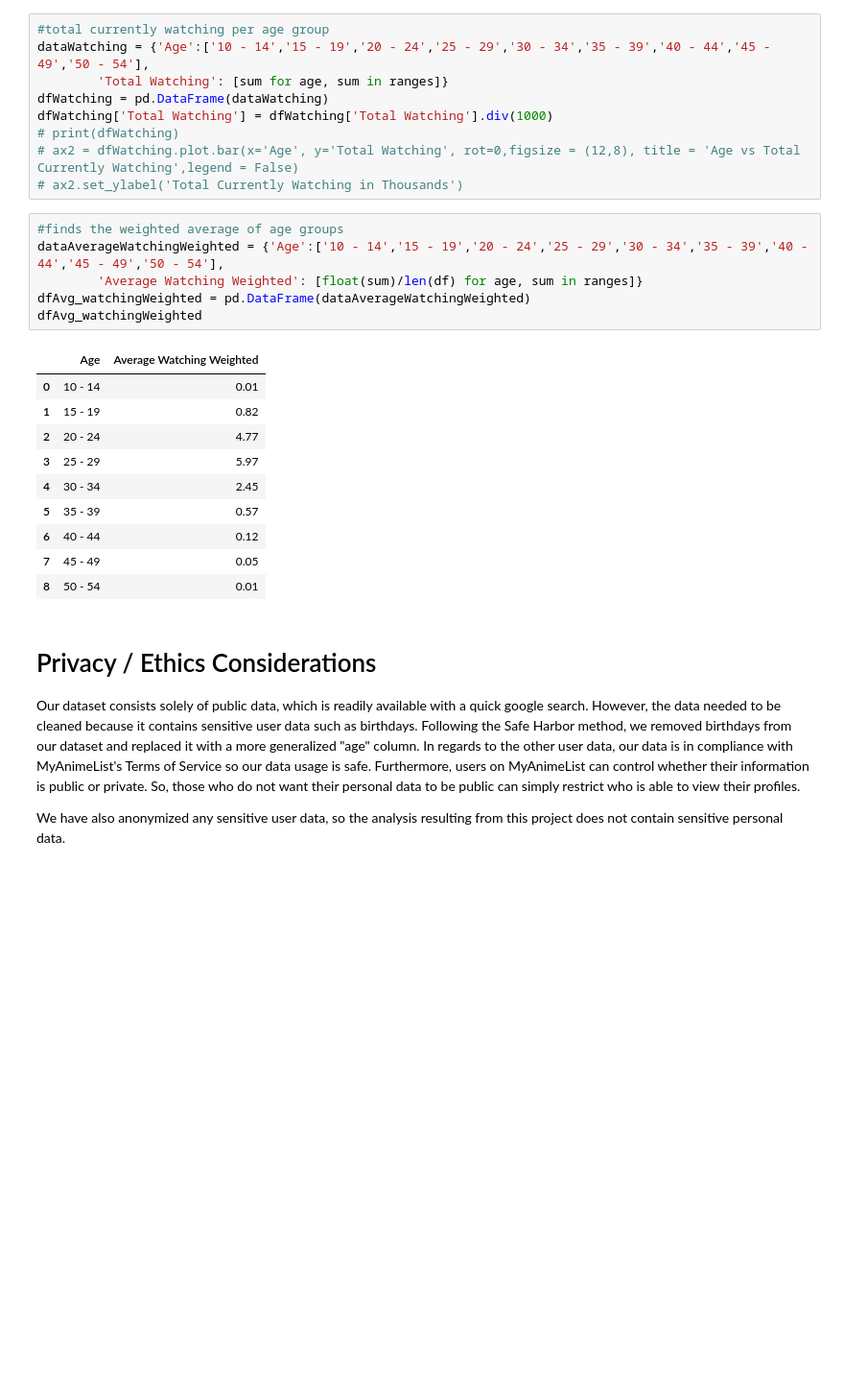
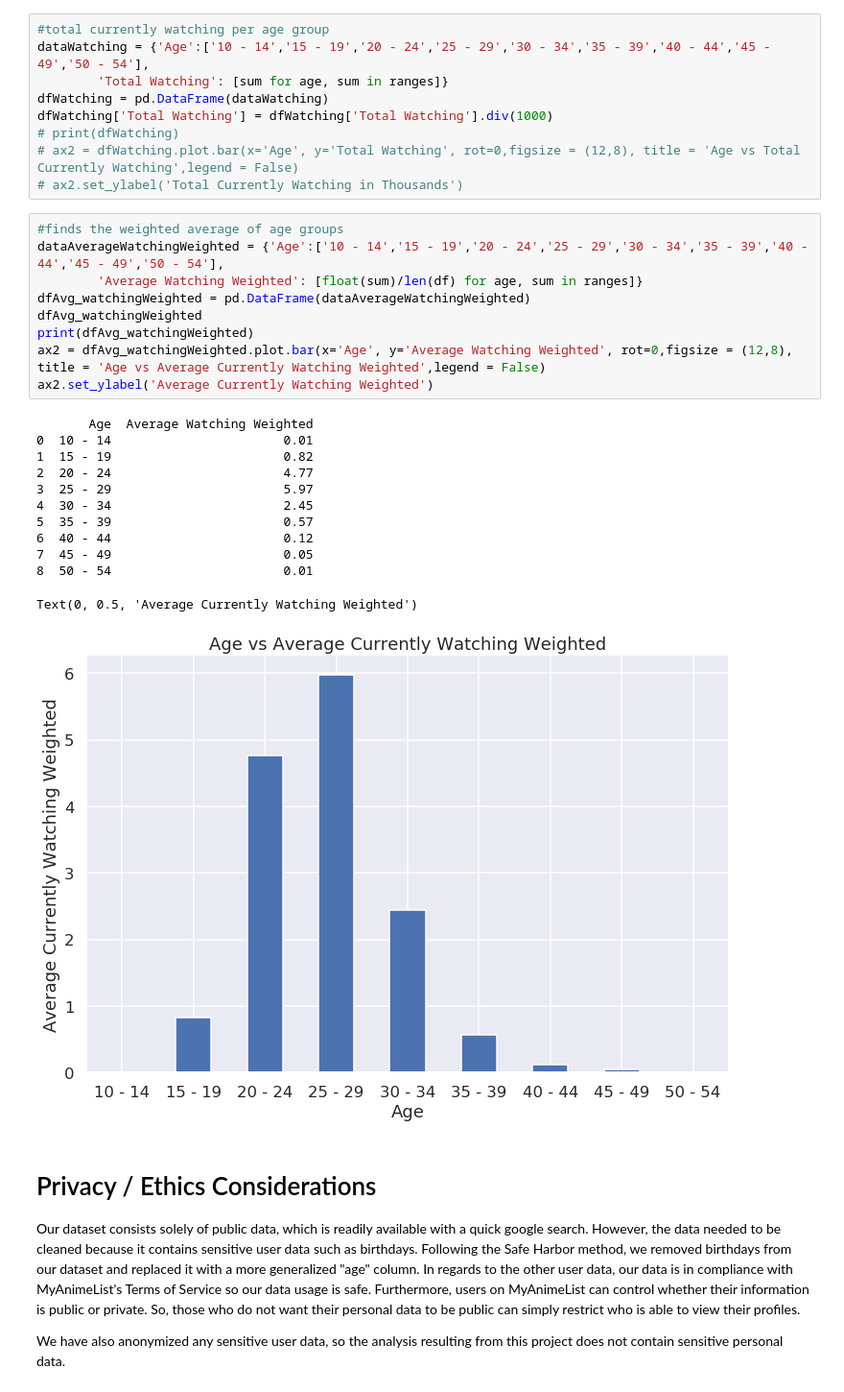
Before and after one commit to Dhandal/COGS108ProjectFinal, a Jupyter notebook: FinalProject.ipynb, the cells around one changed output. Shown: that part at 96% size. Drawn from its saved outputs; the diff is of its cells as text; blank space fills up the shorter version.

```diff
--- a/FinalProject.ipynb
+++ b/FinalProject.ipynb
@@ -344,20 +349,25 @@ dfWatching['Total Watching'] = dfWatching['Total Watching'].div(1000)
 # %%
 #finds the weighted average of age groups
 dataAverageWatchingWeighted = {'Age':['10 - 14','15 - 19','20 - 24','25 - 29','30 - 34','35 - 39','40 - 44','45 - 49','50 - 54'],
         'Average Watching Weighted': [float(sum)/len(df) for age, sum in ranges]}
 dfAvg_watchingWeighted = pd.DataFrame(dataAverageWatchingWeighted)
 dfAvg_watchingWeighted
+print(dfAvg_watchingWeighted)
+ax2 = dfAvg_watchingWeighted.plot.bar(x='Age', y='Average Watching Weighted', rot=0,figsize = (12,8), title = 'Age vs Average Currently Watching Weighted',legend = False)
+ax2.set_ylabel('Average Currently Watching Weighted')
 # %% [output]
-|  | Age | Average Watching Weighted |
-| 0 | 10 - 14 | 0.01 |
-| 1 | 15 - 19 | 0.82 |
-| 2 | 20 - 24 | 4.77 |
-| 3 | 25 - 29 | 5.97 |
-| 4 | 30 - 34 | 2.45 |
-| 5 | 35 - 39 | 0.57 |
-| 6 | 40 - 44 | 0.12 |
-| 7 | 45 - 49 | 0.05 |
-| 8 | 50 - 54 | 0.01 |
+       Age  Average Watching Weighted
+0  10 - 14                       0.01
+1  15 - 19                       0.82
+2  20 - 24                       4.77
+3  25 - 29                       5.97
+4  30 - 34                       2.45
+5  35 - 39                       0.57
+6  40 - 44                       0.12
+7  45 - 49                       0.05
+8  50 - 54                       0.01
+Text(0, 0.5, 'Average Currently Watching Weighted')
+[figure, added]
 # %% [markdown]
 # Privacy / Ethics Considerations
 
```
Also changed, not shown: parts of 2 cells of this notebook.
